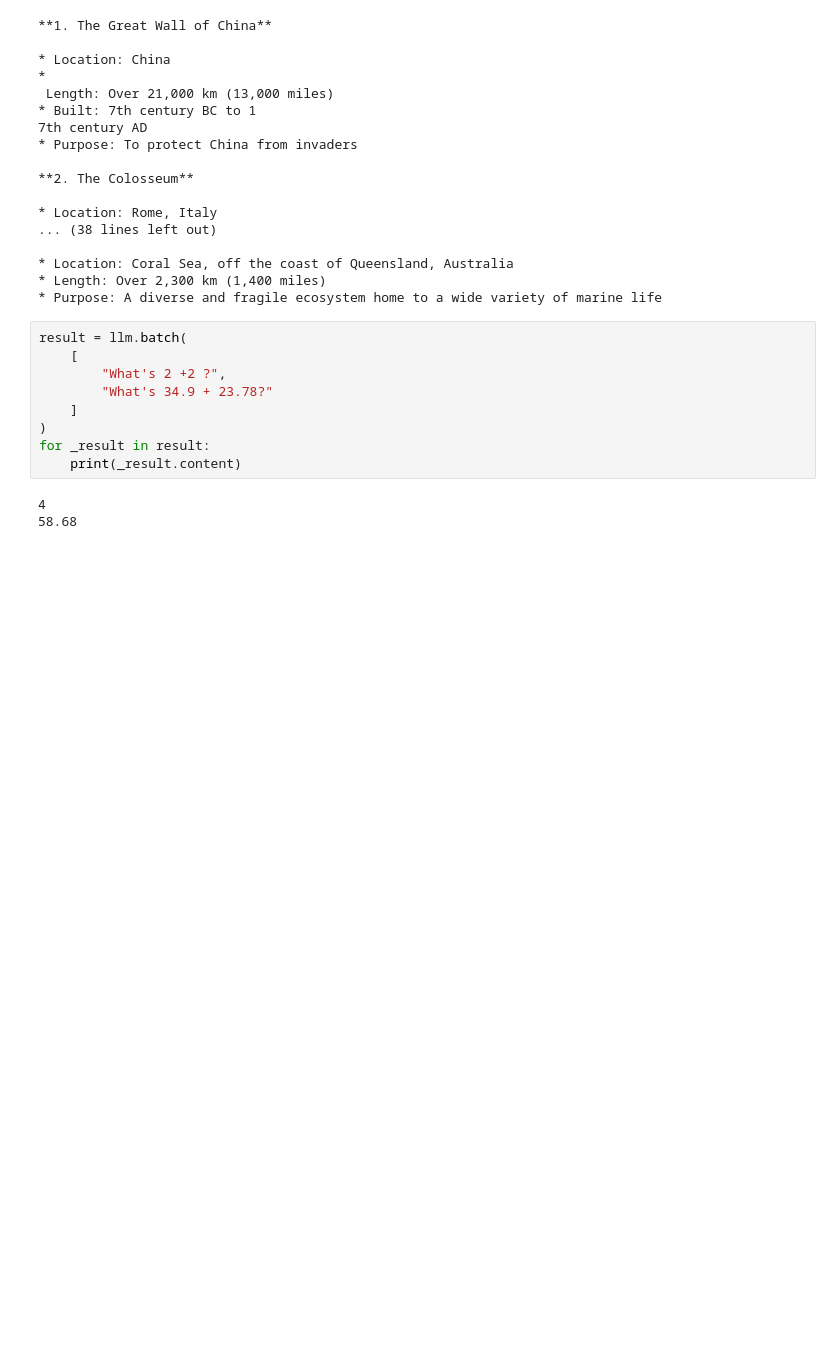
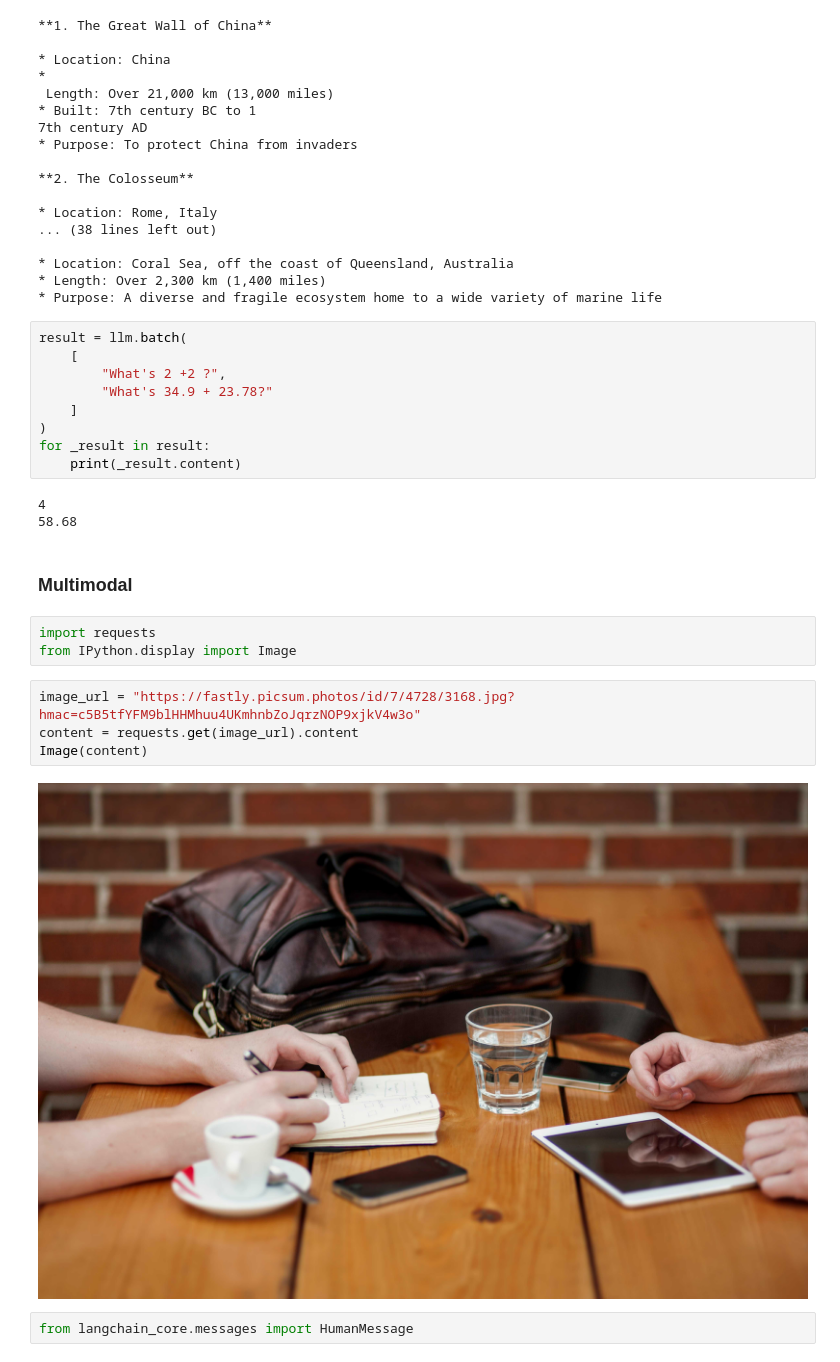
Before and after one commit to arslansherazi/generative-ai, a Jupyter notebook: langchain/gemini.ipynb, the cells around one changed output. Cells and saved outputs as stored; diff of their text form; blank space fills up the shorter version.

```diff
--- a/langchain/gemini.ipynb
+++ b/langchain/gemini.ipynb
@@ -47,3 +47,16 @@ for _result in result:
 # %% [output]
 4
 58.68
+# %% [markdown]
+### Multimodal
+# %%
+import requests
+from IPython.display import Image
+# %%
+image_url = "https://fastly.picsum.photos/id/7/4728/3168.jpg?hmac=c5B5tfYFM9blHHMhuu4UKmhnbZoJqrzNOP9xjkV4w3o"
+content = requests.get(image_url).content
+Image(content)
+# %% [output]
+[figure, added]
+# %%
+from langchain_core.messages import HumanMessage
```
Also changed, not shown: parts of 3 cells of this notebook.
